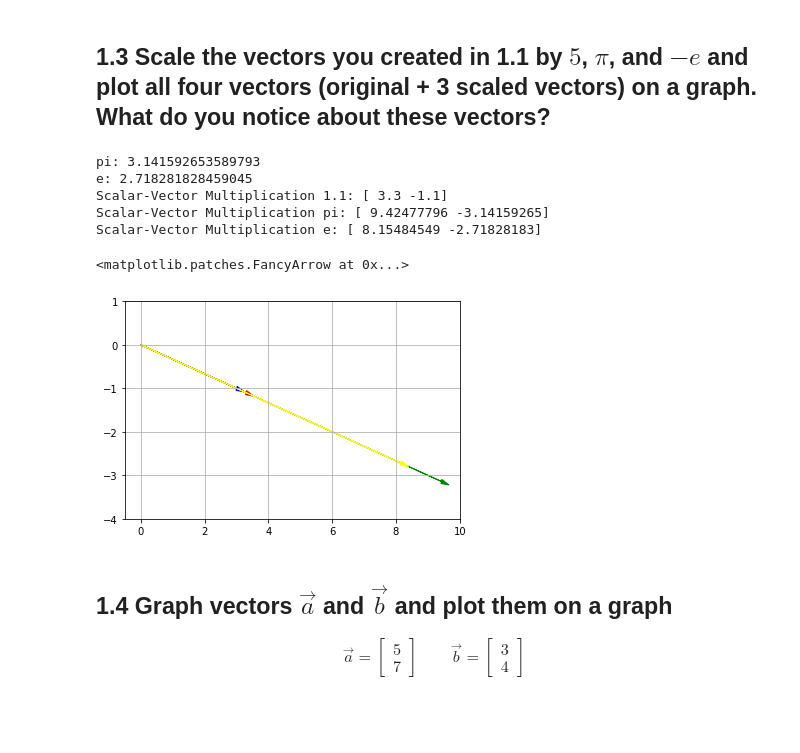
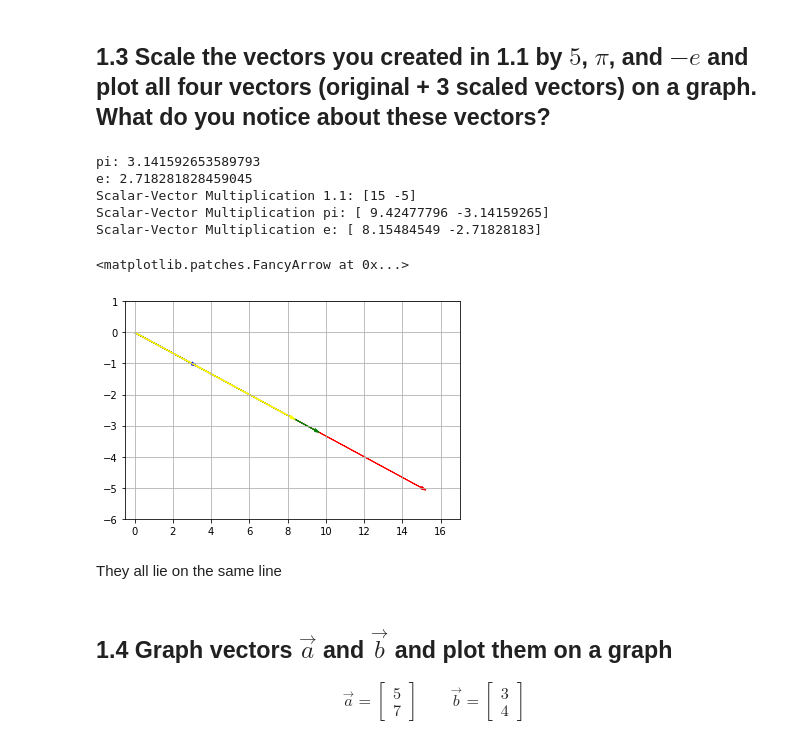
Before and after one commit to JimKing100/DS-Unit-1-Sprint-4-Linear-Algebra, a Jupyter notebook: module1-linear-algebra-review/Linear_Algebra_Assignment.ipynb, the cells around one changed output. Cells and saved outputs as stored; diff of their text form; code cells hidden in the pictures; blank space fills up the shorter version.

```diff
--- a/module1-linear-algebra-review/Linear_Algebra_Assignment.ipynb
+++ b/module1-linear-algebra-review/Linear_Algebra_Assignment.ipynb
@@ -42,37 +42,39 @@ plt.show()
 # %%
 from math import e, pi
 print('pi:', pi)
 print('e:', e)
 
-scalar = 1.1
+scalar = 5
 vector = [3, -1]
 vector1 = np.multiply(scalar, vector)
 print('Scalar-Vector Multiplication 1.1:', vector1)
 
 scalar = pi
 vector = [3, -1]
 vector2 = np.multiply(scalar, vector)
 print('Scalar-Vector Multiplication pi:', vector2)
 
 scalar = e
 vector = [3, -1]
 vector3 = np.multiply(scalar, vector)
 print('Scalar-Vector Multiplication e:', vector3)
 
 plt.grid()
-plt.axis([-0.5, 10, -4, 1])
+plt.axis([-0.5, 17, -6, 1])
 plt.arrow(0, 0, v_1[0], v_1[1], head_width=0.1, head_length=0.25, color='blue')
 plt.arrow(0, 0, vector1[0], vector1[1], head_width=0.1, head_length=0.25, color='red')
 plt.arrow(0, 0, vector2[0], vector2[1], head_width=0.1, head_length=0.25, color='green')
 plt.arrow(0, 0, vector3[0], vector3[1], head_width=0.1, head_length=0.25, color='yellow')
 # %% [output]
 pi: 3.141592653589793
 e: 2.718281828459045
-Scalar-Vector Multiplication 1.1: [ 3.3 -1.1]
+Scalar-Vector Multiplication 1.1: [15 -5]
 Scalar-Vector Multiplication pi: [ 9.42477796 -3.14159265]
 Scalar-Vector Multiplication e: [ 8.15484549 -2.71828183]
 <matplotlib.patches.FancyArrow at 0x...>
-[figure, old version]
+[figure, new version]
+# %% [markdown]
+They all lie on the same line
 # %% [markdown]
 ## 1.4 Graph vectors $\vec{a}$ and $\vec{b}$ and plot them on a graph
 
```
Also changed, not shown: parts of 12 cells of this notebook.
